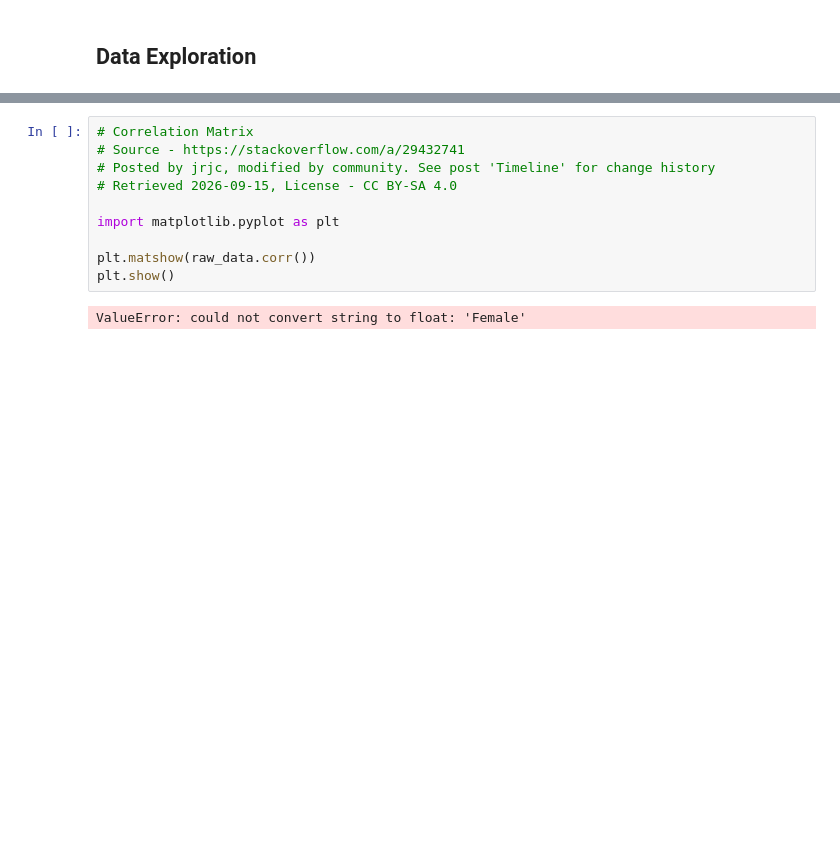
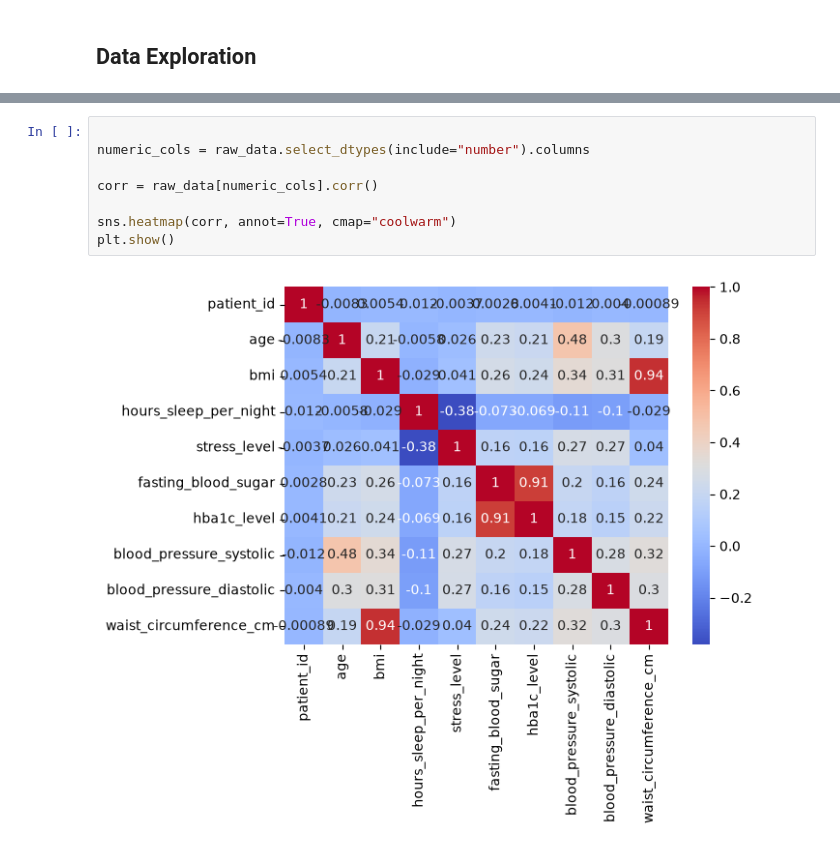
Before and after one commit to xorsheedz/diabetes_detection, a Jupyter notebook: exploratory_analysis.ipynb, the cells around one changed output, grey strips where cells are left out. Cells and saved outputs as stored; diff of their text form; blank space fills up the shorter version.

Commit message:
further eda. bar charts, histograms

```diff
--- a/exploratory_analysis.ipynb
+++ b/exploratory_analysis.ipynb
@@ -201,12 +211,10 @@ Observation: seems like distributions are fairly similar to before for smoking a
 # %%
-# Correlation Matrix
-# Source - https://stackoverflow.com/a/29432741
-# Posted by jrjc, modified by community. See post 'Timeline' for change history
-# Retrieved 2026-09-15, License - CC BY-SA 4.0
 
-import matplotlib.pyplot as plt
+numeric_cols = raw_data.select_dtypes(include="number").columns
 
-plt.matshow(raw_data.corr())
+corr = raw_data[numeric_cols].corr()
+
+sns.heatmap(corr, annot=True, cmap="coolwarm")
 plt.show()
 # %% [output]
-ValueError: could not convert string to float: 'Female'
+[figure, added]
```
Also changed, not shown: parts of 16 cells of this notebook, 1 other file.
